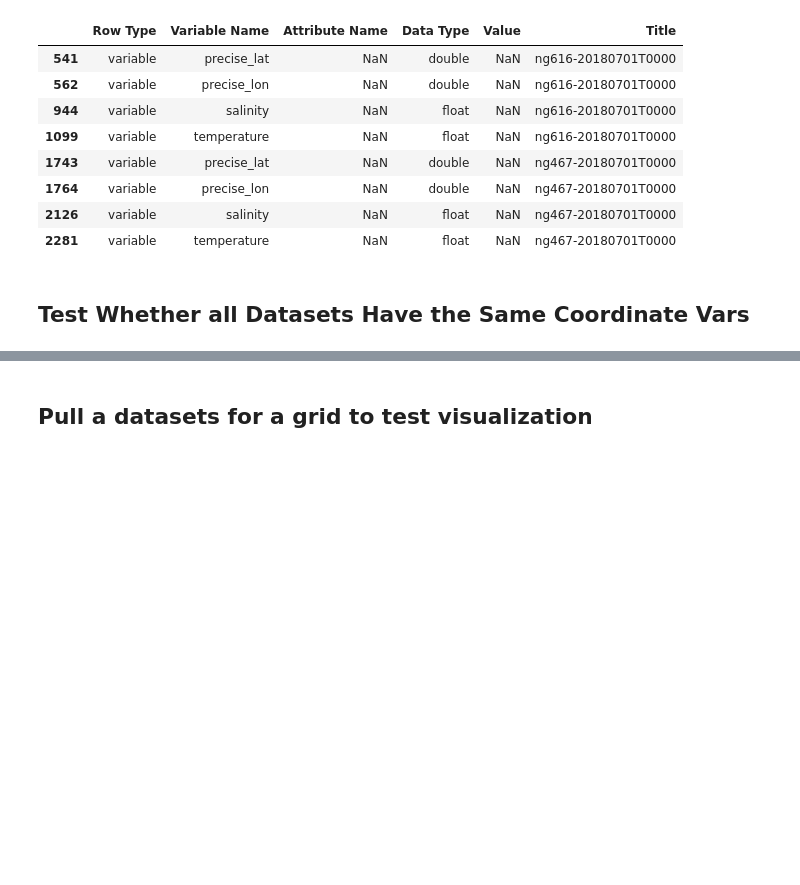
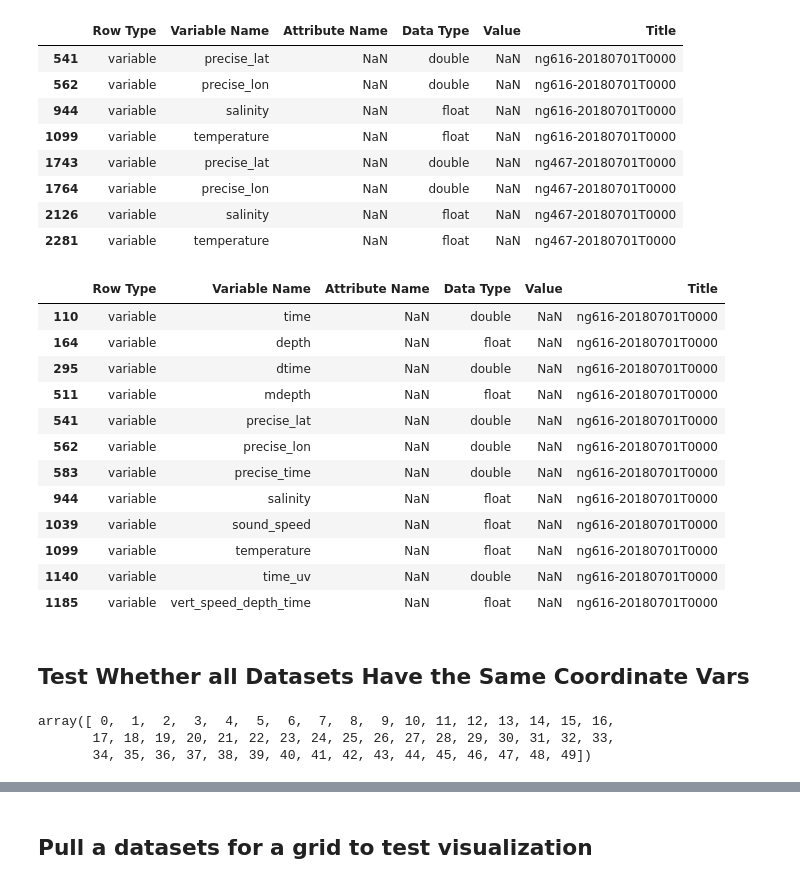
Before and after one commit to wnkhan/erddap_client, a Jupyter notebook: notebooks/10_noaa_facilitated_erddap/glider_erddap_analysis.ipynb, the cells around one changed output, grey strips where cells are left out. Saved outputs shown, nothing was run; the diff lists cells and outputs as text; code cells hidden in the pictures; blank space fills up the shorter version.

```diff
--- a/notebooks/10_noaa_facilitated_erddap/glider_erddap_analysis.ipynb
+++ b/notebooks/10_noaa_facilitated_erddap/glider_erddap_analysis.ipynb
@@ -138,6 +152,34 @@ datasets_metadata[
 | 1764 | variable | precise_lon | NaN | double | NaN | ng467-20180701T0000 |
 | 2126 | variable | salinity | NaN | float | NaN | ng467-20180701T0000 |
 | 2281 | variable | temperature | NaN | float | NaN | ng467-20180701T0000 |
+# %%
+datasets_metadata[
+    (datasets_metadata['Row Type'] == 'variable')
+    & (
+        (datasets_metadata['Variable Name'].str.contains('precise_lat'))
+        | (datasets_metadata['Variable Name'].str.contains('precise_lon'))
+        | (datasets_metadata['Variable Name'] == 'salinity')
+        | (datasets_metadata['Variable Name'] == 'temperature')
+        | (datasets_metadata['Variable Name'].str.contains('time'))
+        | (datasets_metadata['Variable Name'].str.contains('sound'))
+        | (datasets_metadata['Variable Name'].str.contains('depth'))
+    )
+    & (datasets_metadata['Title'] == 'ng616-20180701T0000')
+]
+# %% [output]
+|  | Row Type | Variable Name | Attribute Name | Data Type | Value | Title |
+| 110 | variable | time | NaN | double | NaN | ng616-20180701T0000 |
+| 164 | variable | depth | NaN | float | NaN | ng616-20180701T0000 |
+| 295 | variable | dtime | NaN | double | NaN | ng616-20180701T0000 |
+| 511 | variable | mdepth | NaN | float | NaN | ng616-20180701T0000 |
+| 541 | variable | precise_lat | NaN | double | NaN | ng616-20180701T0000 |
+| 562 | variable | precise_lon | NaN | double | NaN | ng616-20180701T0000 |
+| 583 | variable | precise_time | NaN | double | NaN | ng616-20180701T0000 |
+| 944 | variable | salinity | NaN | float | NaN | ng616-20180701T0000 |
+| 1039 | variable | sound_speed | NaN | float | NaN | ng616-20180701T0000 |
+| 1099 | variable | temperature | NaN | float | NaN | ng616-20180701T0000 |
+| 1140 | variable | time_uv | NaN | double | NaN | ng616-20180701T0000 |
+| 1185 | variable | vert_speed_depth_time | NaN | float | NaN | ng616-20180701T0000 |
 # %% [markdown]
 ## Test Whether all Datasets Have the Same Coordinate Vars
 # %%
@@ -160,0 +201,8 @@ assert glider_dataset_count, (row_count_for_coords / coord_count_per_row)
+# %%
+import numpy as np
+
+np.arange(50)
+# %% [output]
+array([ 0,  1,  2,  3,  4,  5,  6,  7,  8,  9, 10, 11, 12, 13, 14, 15, 16,
+       17, 18, 19, 20, 21, 22, 23, 24, 25, 26, 27, 28, 29, 30, 31, 32, 33,
+       34, 35, 36, 37, 38, 39, 40, 41, 42, 43, 44, 45, 46, 47, 48, 49])
```
Also changed, not shown: parts of 12 cells of this notebook.
